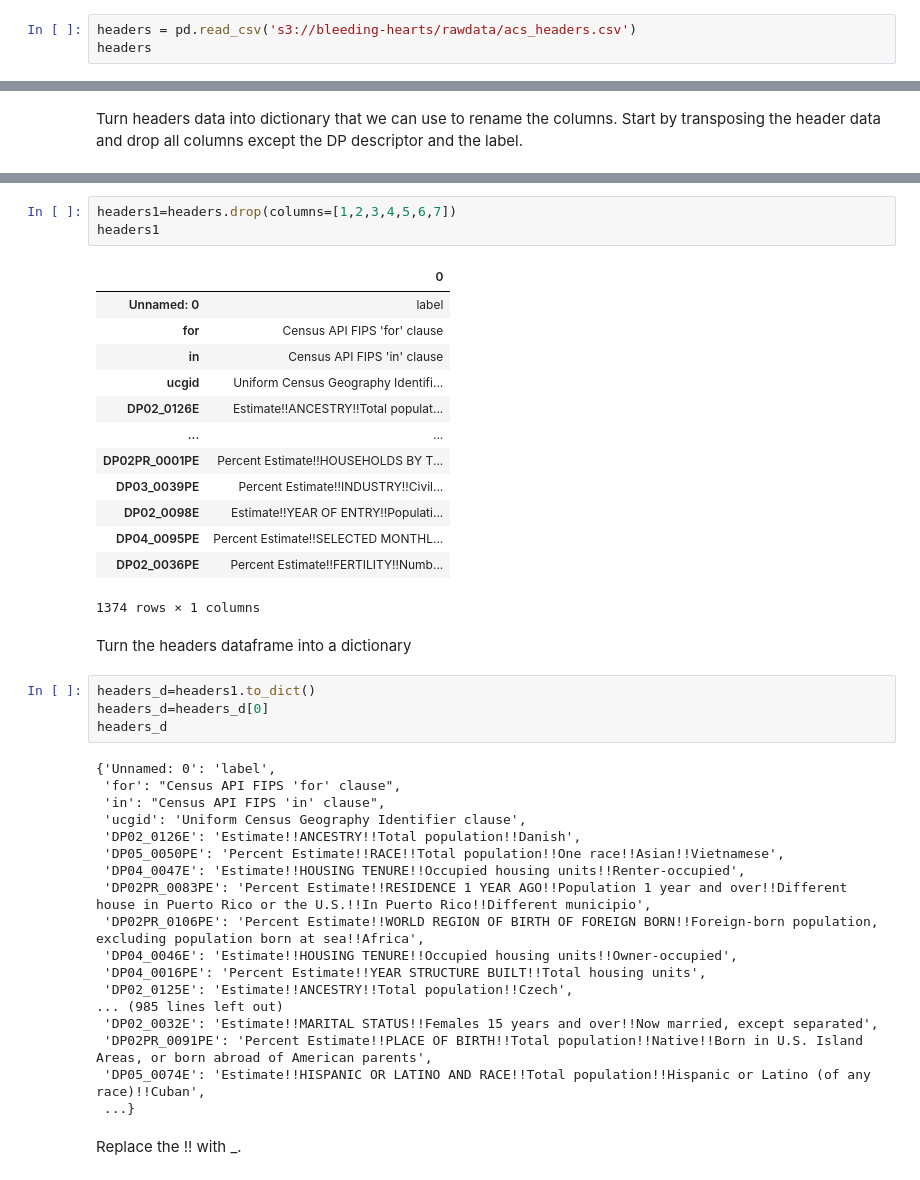
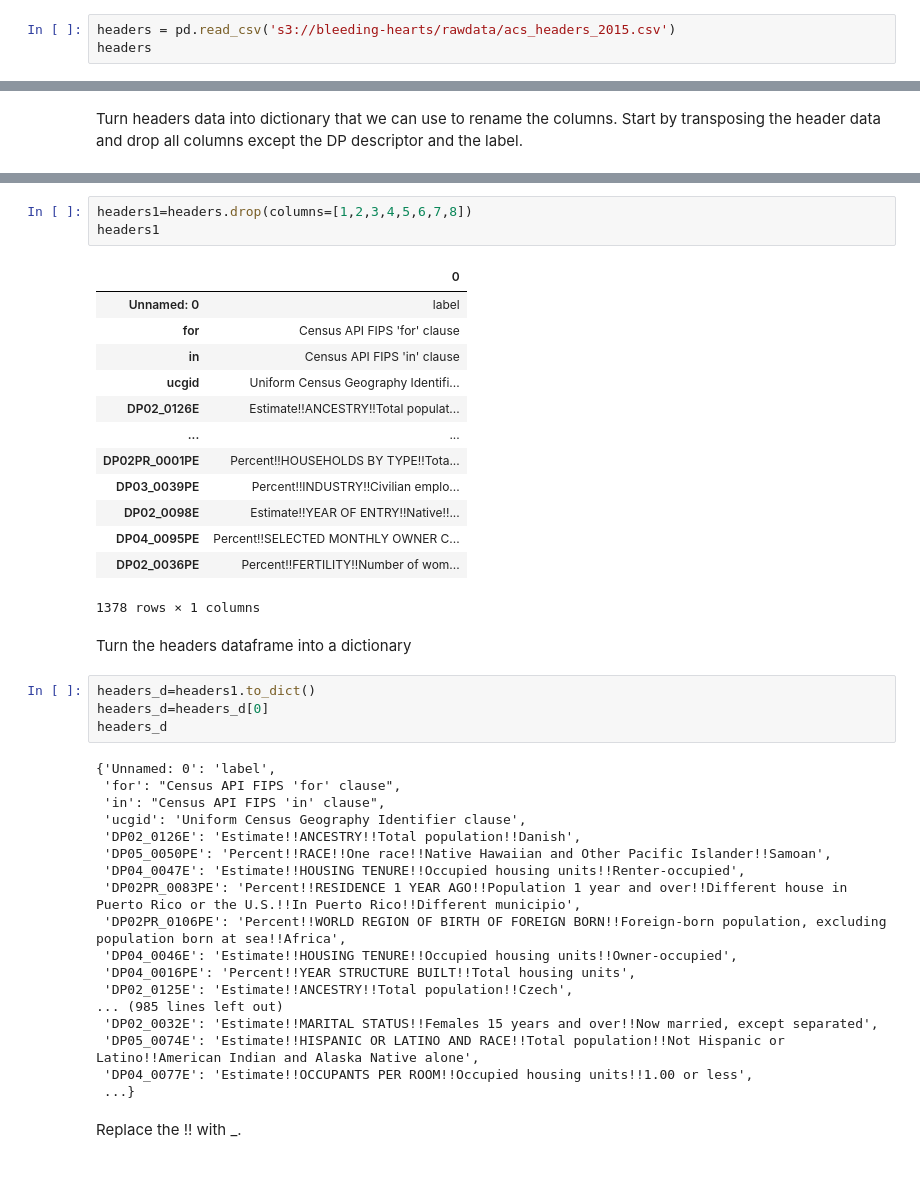
Before and after one commit to georgetown-analytics/Bleeding-Hearts, a Jupyter notebook: Wrangling.ipynb, the cells around one changed output, grey strips where cells are left out. Cells and saved outputs as stored; diff of their text form.

```diff
--- a/Wrangling.ipynb
+++ b/Wrangling.ipynb
@@ -23,5 +32,5 @@ acs.head()
 # %%
-headers = pd.read_csv('s3://bleeding-hearts/rawdata/acs_headers.csv')
+headers = pd.read_csv('s3://bleeding-hearts/rawdata/acs_headers_2015.csv')
 headers
 # %% [output]
       Unnamed: 0                                 for  \
@@ -63,20 +72,20 @@ headers
 # %%
-headers1=headers.drop(columns=[1,2,3,4,5,6,7])
+headers1=headers.drop(columns=[1,2,3,4,5,6,7,8])
 headers1
 # %% [output]
 |  | 0 |
 | Unnamed: 0 | label |
 | for | Census API FIPS 'for' clause |
 | in | Census API FIPS 'in' clause |
 | ucgid | Uniform Census Geography Identifi... |
 | DP02_0126E | Estimate!!ANCESTRY!!Total populat... |
 | ... | ... |
-| DP02PR_0001PE | Percent Estimate!!HOUSEHOLDS BY T... |
-| DP03_0039PE | Percent Estimate!!INDUSTRY!!Civil... |
-| DP02_0098E | Estimate!!YEAR OF ENTRY!!Populati... |
-| DP04_0095PE | Percent Estimate!!SELECTED MONTHL... |
-| DP02_0036PE | Percent Estimate!!FERTILITY!!Numb... |
+| DP02PR_0001PE | Percent!!HOUSEHOLDS BY TYPE!!Tota... |
+| DP03_0039PE | Percent!!INDUSTRY!!Civilian emplo... |
+| DP02_0098E | Estimate!!YEAR OF ENTRY!!Native!!... |
+| DP04_0095PE | Percent!!SELECTED MONTHLY OWNER C... |
+| DP02_0036PE | Percent!!FERTILITY!!Number of wom... |
-1374 rows × 1 columns
+1378 rows × 1 columns
 # %% [markdown]
 Turn the headers dataframe into a dictionary
 # %%
@@ -89,17 +98,17 @@ headers_d
  'in': "Census API FIPS 'in' clause",
  'ucgid': 'Uniform Census Geography Identifier clause',
  'DP02_0126E': 'Estimate!!ANCESTRY!!Total population!!Danish',
- 'DP05_0050PE': 'Percent Estimate!!RACE!!Total population!!One race!!Asian!!Vietnamese',
+ 'DP05_0050PE': 'Percent!!RACE!!One race!!Native Hawaiian and Other Pacific Islander!!Samoan',
  'DP04_0047E': 'Estimate!!HOUSING TENURE!!Occupied housing units!!Renter-occupied',
- 'DP02PR_0083PE': 'Percent Estimate!!RESIDENCE 1 YEAR AGO!!Population 1 year and over!!Different house in Puerto Rico or the U.S.!!In Puerto Rico!!Different municipio',
- 'DP02PR_0106PE': 'Percent Estimate!!WORLD REGION OF BIRTH OF FOREIGN BORN!!Foreign-born population, excluding population born at sea!!Africa',
+ 'DP02PR_0083PE': 'Percent!!RESIDENCE 1 YEAR AGO!!Population 1 year and over!!Different house in Puerto Rico or the U.S.!!In Puerto Rico!!Different municipio',
+ 'DP02PR_0106PE': 'Percent!!WORLD REGION OF BIRTH OF FOREIGN BORN!!Foreign-born population, excluding population born at sea!!Africa',
  'DP04_0046E': 'Estimate!!HOUSING TENURE!!Occupied housing units!!Owner-occupied',
- 'DP04_0016PE': 'Percent Estimate!!YEAR STRUCTURE BUILT!!Total housing units',
+ 'DP04_0016PE': 'Percent!!YEAR STRUCTURE BUILT!!Total housing units',
  'DP02_0125E': 'Estimate!!ANCESTRY!!Total population!!Czech',
 ... (985 lines left out)
  'DP02_0032E': 'Estimate!!MARITAL STATUS!!Females 15 years and over!!Now married, except separated',
- 'DP02PR_0091PE': 'Percent Estimate!!PLACE OF BIRTH!!Total population!!Native!!Born in U.S. Island Areas, or born abroad of American parents',
- 'DP05_0074E': 'Estimate!!HISPANIC OR LATINO AND RACE!!Total population!!Hispanic or Latino (of any race)!!Cuban',
+ 'DP05_0074E': 'Estimate!!HISPANIC OR LATINO AND RACE!!Total population!!Not Hispanic or Latino!!American Indian and Alaska Native alone',
+ 'DP04_0077E': 'Estimate!!OCCUPANTS PER ROOM!!Occupied housing units!!1.00 or less',
  ...}
 # %% [markdown]
 Replace the !! with _.
```
Also changed, not shown: parts of 49 cells of this notebook.
